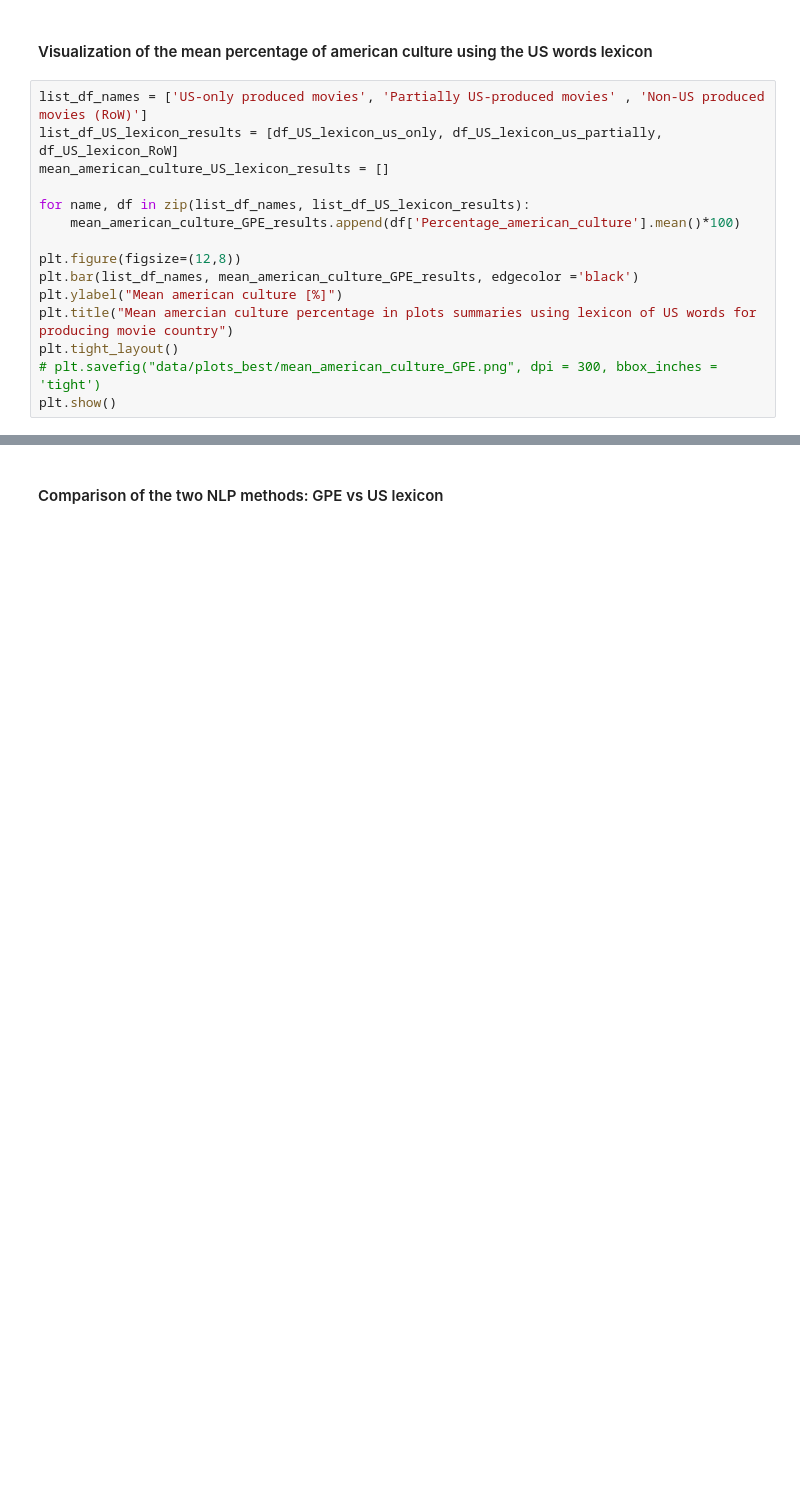
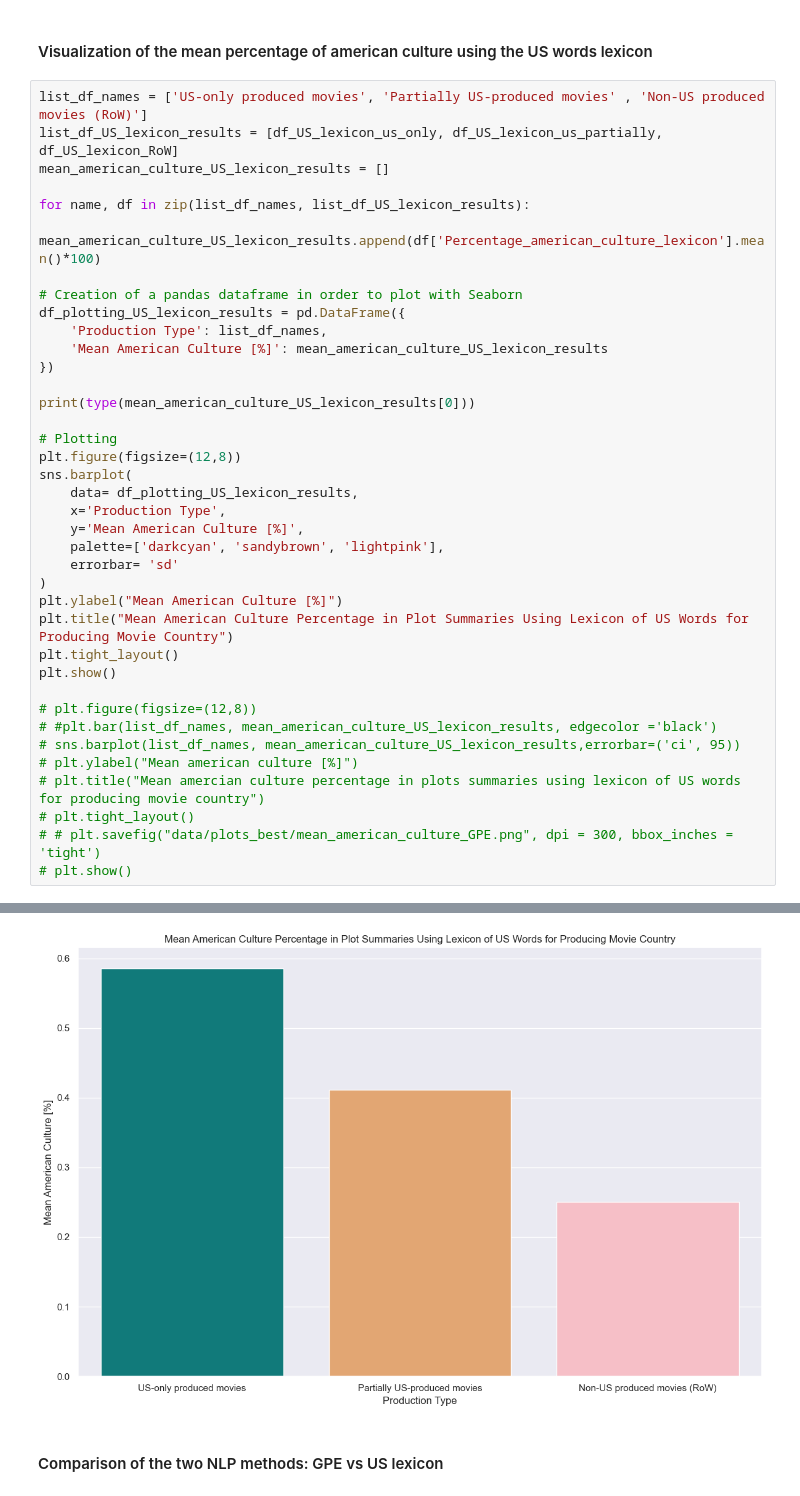
Before and after one commit to epfl-ada/ada-2024-project-adactylous, a Jupyter notebook: NLP_Luca_P3.ipynb, the cells around one changed output, grey strips where cells are left out. Cells and saved outputs as stored; diff of their text form; blank space fills up the shorter version.

Commit message:
NLP US lexicon analysis done

```diff
--- a/NLP_Luca_P3.ipynb
+++ b/NLP_Luca_P3.ipynb
@@ -892,12 +924,36 @@ list_df_US_lexicon_results = [df_US_lexicon_us_only, df_US_lexicon_us_partially,
 mean_american_culture_US_lexicon_results = []
 
 for name, df in zip(list_df_names, list_df_US_lexicon_results):
-    mean_american_culture_GPE_results.append(df['Percentage_american_culture'].mean()*100)
+    mean_american_culture_US_lexicon_results.append(df['Percentage_american_culture_lexicon'].mean()*100)
 
+# Creation of a pandas dataframe in order to plot with Seaborn
+df_plotting_US_lexicon_results = pd.DataFrame({
+    'Production Type': list_df_names,
+    'Mean American Culture [%]': mean_american_culture_US_lexicon_results
+})
+
+print(type(mean_american_culture_US_lexicon_results[0]))
+
+# Plotting
 plt.figure(figsize=(12,8))
-plt.bar(list_df_names, mean_american_culture_GPE_results, edgecolor ='black')
-plt.ylabel("Mean american culture [%]")
-plt.title("Mean amercian culture percentage in plots summaries using lexicon of US words for producing movie country")
+sns.barplot(
+    data= df_plotting_US_lexicon_results,
+    x='Production Type',
+    y='Mean American Culture [%]',
+    palette=['darkcyan', 'sandybrown', 'lightpink'],
+    errorbar= 'sd'
+)
+plt.ylabel("Mean American Culture [%]")
+plt.title("Mean American Culture Percentage in Plot Summaries Using Lexicon of US Words for Producing Movie Country")
 plt.tight_layout()
-# plt.savefig("data/plots_best/mean_american_culture_GPE.png", dpi = 300, bbox_inches = 'tight')
 plt.show()
+
+# plt.figure(figsize=(12,8))
+# #plt.bar(list_df_names, mean_american_culture_US_lexicon_results, edgecolor ='black')
+# sns.barplot(list_df_names, mean_american_culture_US_lexicon_results,errorbar=('ci', 95))
+# plt.ylabel("Mean american culture [%]")
+# plt.title("Mean amercian culture percentage in plots summaries using lexicon of US words for producing movie country")
+# plt.tight_layout()
+# # plt.savefig("data/plots_best/mean_american_culture_GPE.png", dpi = 300, bbox_inches = 'tight')
+# plt.show()
+# %% [output]
@@ -904,3 +961,4 @@ plt.show()
+[figure, added]
 # %% [markdown]
 #### Comparison of the two NLP methods: GPE vs US lexicon
 # %%
```
Also changed, not shown: parts of 11 cells of this notebook, 1 other file.
